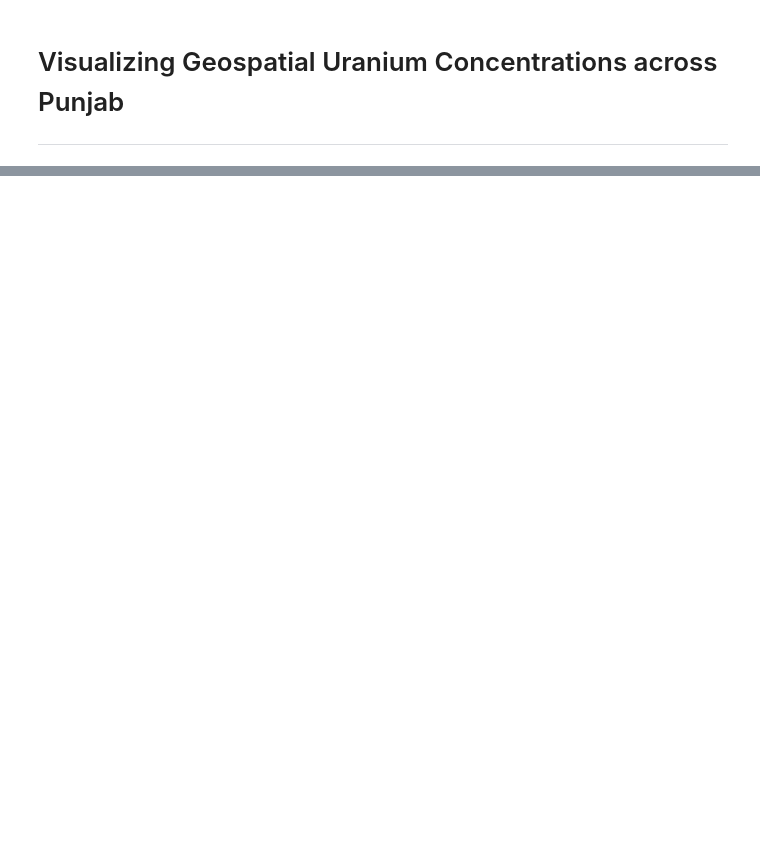
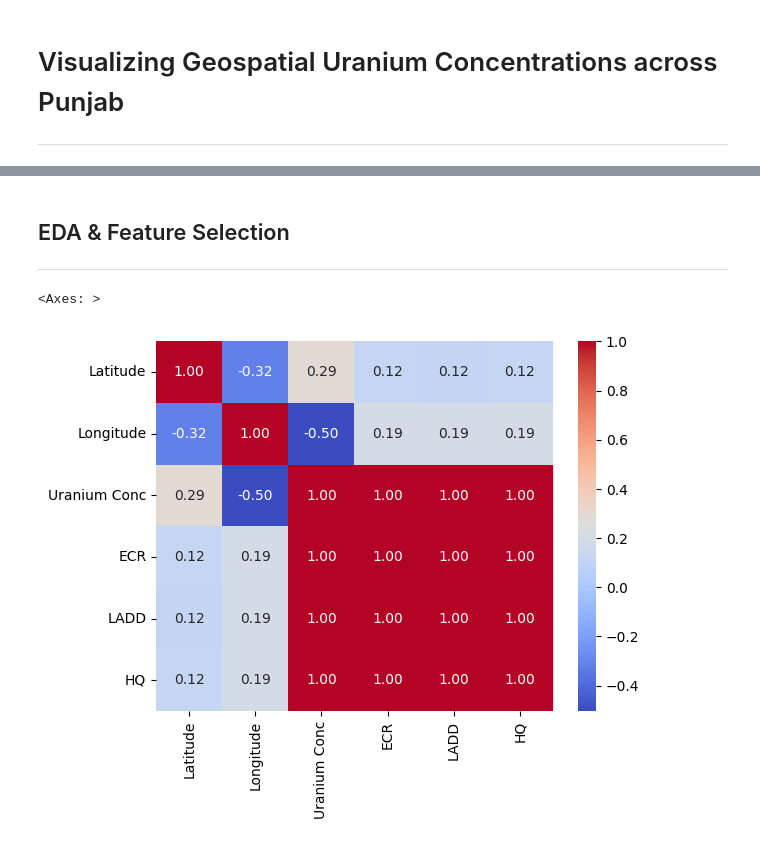
Before and after one commit to ikabrain/uranium-punjab-analysis, a Jupyter notebook: micro-study-1/visualizer.ipynb, the cells around one changed output, grey strips where cells are left out. Saved outputs shown, nothing was run; the diff lists cells and outputs as text; code cells hidden in the pictures; blank space fills up the shorter version.

```diff
--- a/micro-study-1/visualizer.ipynb
+++ b/micro-study-1/visualizer.ipynb
@@ -27,0 +11,3 @@ MAP_STYLES = {
+# %%
+df = pd.read_csv("uranium1.csv", index_col="S.No.")
+df.head()
@@ -27,0 +45,12 @@ MAP_STYLES = {
+# %%
+df_modified = df[
+    [
+        "Latitude",
+        "Longitude",
+        "Mean Uranium Conc (ppb or ug/L)",
+        "Excess Cancer Risk (10^-4)",
+        "LADD (µg/kg/day)",
+        "Hazard Quotient (HQ)",
+    ]
+]
+df_modified.head()
@@ -27,0 +65,9 @@ MAP_STYLES = {
+# %%
+df_final = df_modified.iloc[:, 0:2].copy()
+
+df_final["Uranium Conc"] = df_modified["Mean Uranium Conc (ppb or ug/L)"]
+df_final["ECR"] = df_modified["Excess Cancer Risk (10^-4)"] * 0.0001
+df_final["LADD"] = df_modified["LADD (µg/kg/day)"]
+df_final["HQ"] = df_modified["Hazard Quotient (HQ)"]
+
+df_final.head()
@@ -27,0 +82,8 @@ MAP_STYLES = {
+# %% [markdown]
+## EDA & Feature Selection
+---
+# %%
+sns.heatmap(df_final.corr(), annot=True, fmt="0.2f", cmap="coolwarm")
+# %% [output]
+<Axes: >
+[figure, added]
```
Also changed, not shown: parts of 26 cells of this notebook, 1 other file.
